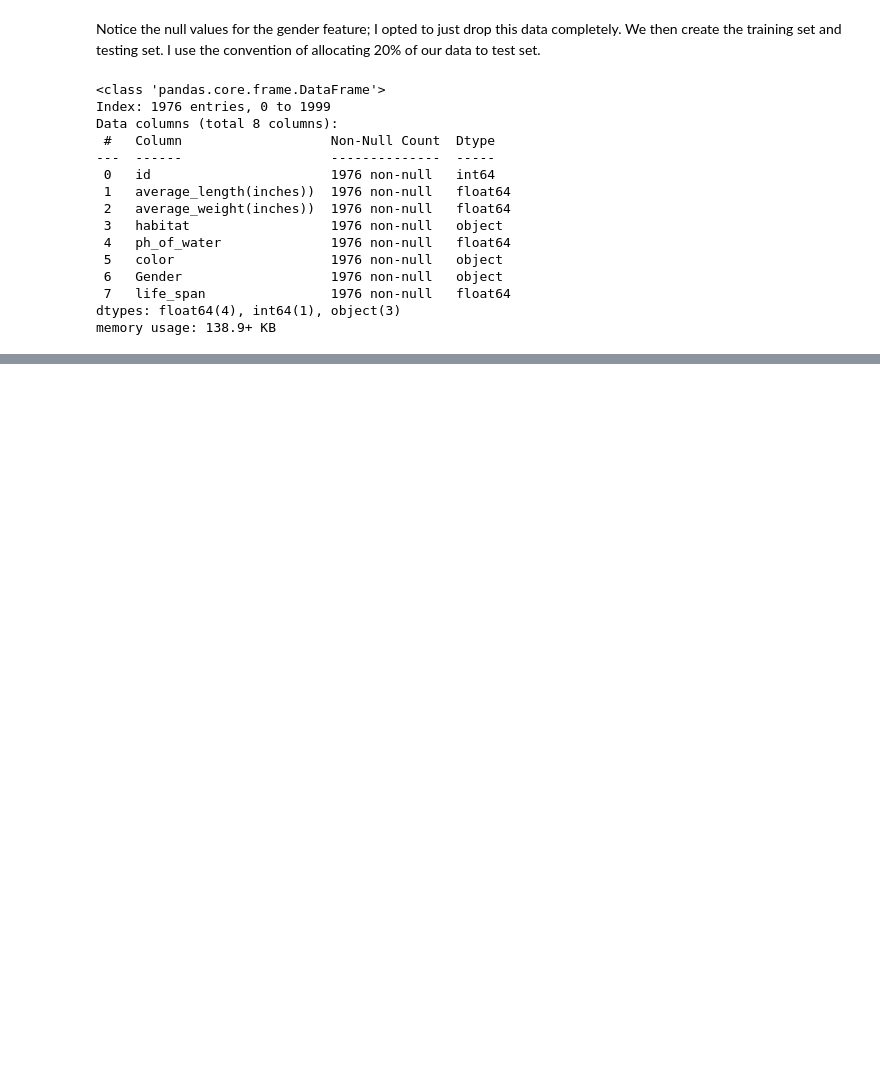
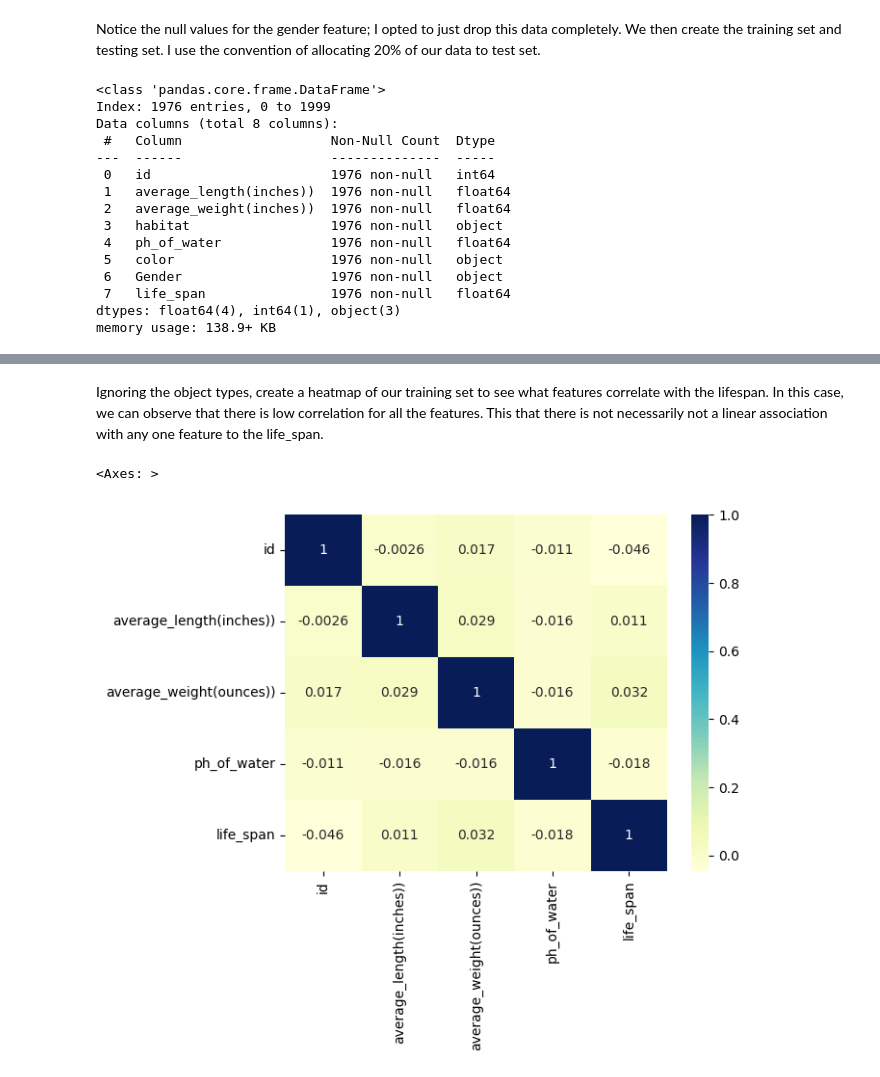
Before and after one commit to rcho5840/Combatting-Goldfish-Lifespan-Variability, a Jupyter notebook: main.ipynb, the cells around one changed output, grey strips where cells are left out. Cells and saved outputs as stored; diff of their text form; code cells hidden in the pictures; blank space fills up the shorter version.

Commit message:
Fixed Error in weight column name, created heatmaps and histograms to view distributions, and conducted one hot encoding

```diff
--- a/main.ipynb
+++ b/main.ipynb
@@ -66,8 +66,8 @@ dtypes: float64(4), int64(1), object(3)
 memory usage: 138.9+ KB
 # %%
 from sklearn.model_selection import train_test_split
-
 X = data.drop(['life_span'], axis = 1)
+X = X.rename(columns = {"average_weight(inches))" : "average_weight(ounces))"})
 y = data["life_span"]
 # %%
 X_train, X_test, y_train, y_test = train_test_split(X,y, test_size = 0.2)
@@ -90,0 +93,7 @@ train_set
+# %% [markdown]
+Ignoring the object types, create a heatmap of our training set to see what features correlate with the lifespan. In this case, we can observe that there is low correlation for all the features. This  that there is not necessarily not a linear association with any one feature to the life_span.
+# %%
+sns.heatmap(train_set[['id', 'average_length(inches))', 'average_weight(ounces))', "ph_of_water", "life_span"]].corr(), annot = True, cmap = "YlGnBu")
+# %% [output]
+<Axes: >
+[figure, added]
```
Also changed, not shown: parts of 6 cells of this notebook.
